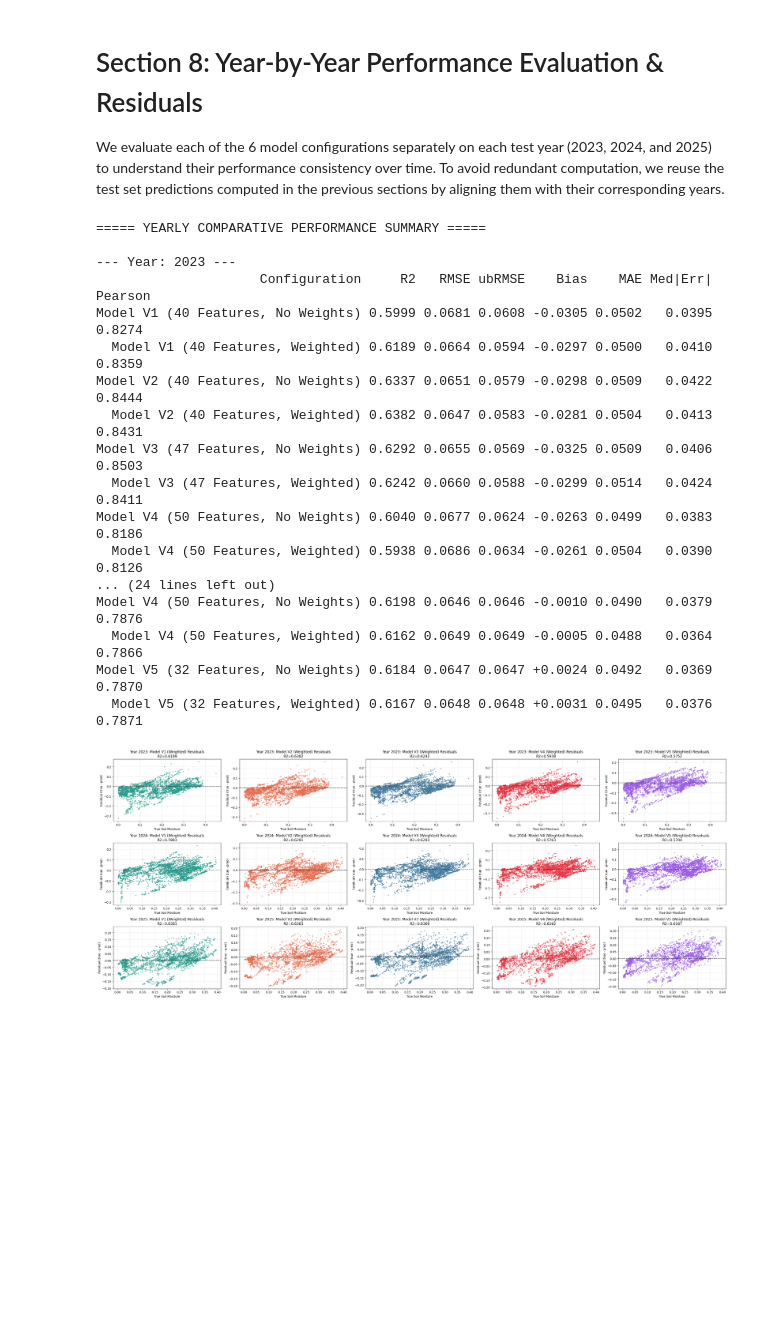
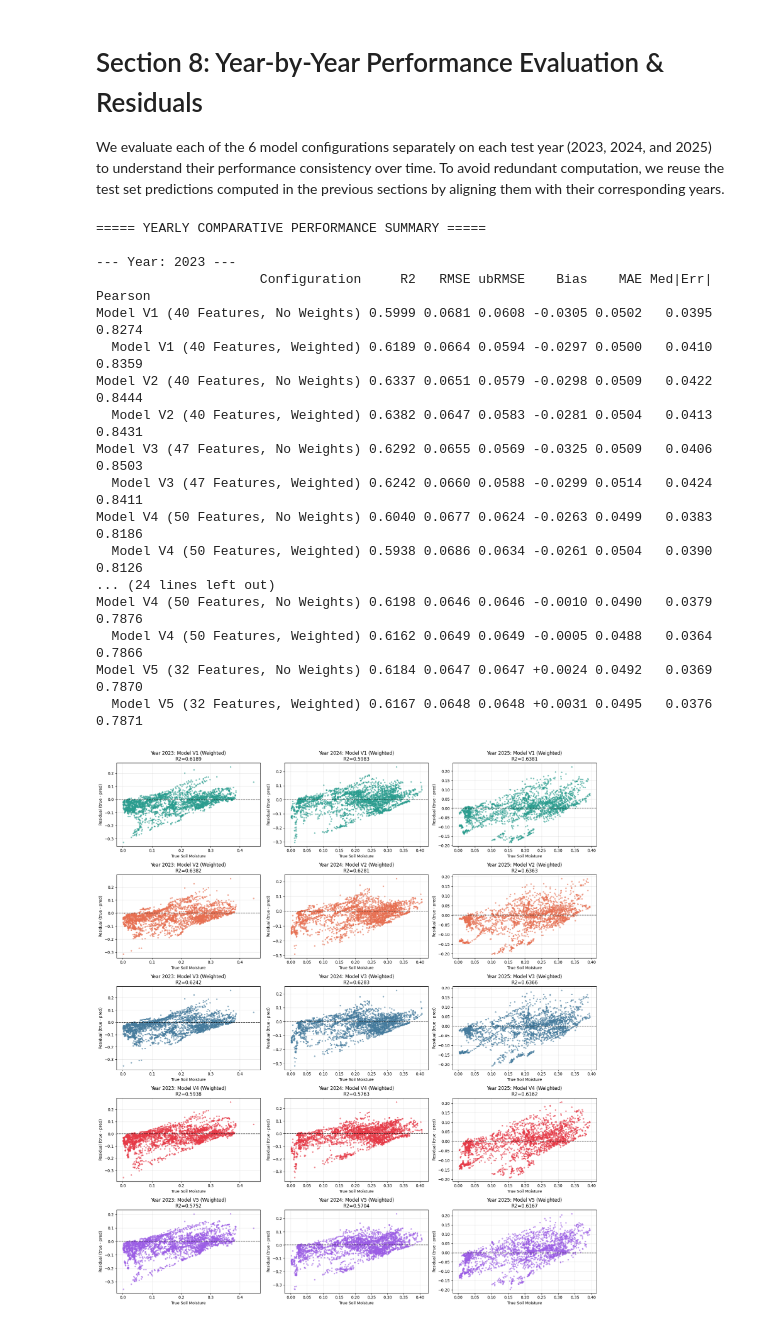
Before and after one commit to KerryCheon/MDR-Project, a Jupyter notebook: notebooks/experiment/derived_8.2-eval-1.2/derived_8.2_global_1.2.ipynb, the cells around one changed output. Drawn from its saved outputs; the diff is of its cells as text; code cells hidden in the pictures; blank space fills up the shorter version.

```diff
--- a/notebooks/experiment/derived_8.2-eval-1.2/derived_8.2_global_1.2.ipynb
+++ b/notebooks/experiment/derived_8.2-eval-1.2/derived_8.2_global_1.2.ipynb
@@ -814,8 +798,8 @@ for yr in test_years:
 out_dir = PROJECT_ROOT / "notebooks/experiment/derived_8.2-eval-1.2"
 yearly_summary_df.to_csv(out_dir / "metrics_by_year.csv", index=False)
 
-# Plot residuals by year for the weighted models (V1, V2, V3, V4, and V5)
-fig, axes = plt.subplots(len(test_years), 5, figsize=(30, 4 * len(test_years)))
+# Plot residuals by year for the weighted models (5 rows for models, 3 columns for years)
+fig, axes = plt.subplots(5, len(test_years), figsize=(18, 20))
 
 for i, yr in enumerate(test_years):
     df_yr = test_df[test_df["year"] == yr].reset_index(drop=True)
@@ -833,45 +817,45 @@ for i, yr in enumerate(test_years):
     r2_v4 = r2_score(y_test_yr, df_yr["pred_v4_w"])
     r2_v5 = r2_score(y_test_yr, df_yr["pred_v5_w"])
 
-    # Model V1 plot
-    axes[i, 0].scatter(y_test_yr, res_v1_w, s=8, alpha=0.5, color='#2a9d8f')
-    axes[i, 0].axhline(0, color='black', linestyle='--', linewidth=1.2, alpha=0.8)
-    axes[i, 0].set_xlabel("True Soil Moisture")
-    axes[i, 0].set_ylabel("Residual (true - pred)")
-    axes[i, 0].set_title(f"Year {int(yr)}: Model V1 (Weighted) Residuals\nR2={r2_v1:.4f}")
-    axes[i, 0].grid(alpha=0.3)
+    # Model V1 plot (Row 0)
+    axes[0, i].scatter(y_test_yr, res_v1_w, s=8, alpha=0.5, color='#2a9d8f')
+    axes[0, i].axhline(0, color='black', linestyle='--', linewidth=1.2, alpha=0.8)
+    axes[0, i].set_xlabel("True Soil Moisture")
+    axes[0, i].set_ylabel("Residual (true - pred)")
+    axes[0, i].set_title(f"Year {int(yr)}: Model V1 (Weighted)\nR2={r2_v1:.4f}")
+    axes[0, i].grid(alpha=0.3)
 
-    # Model V2 plot
-    axes[i, 1].scatter(y_test_yr, res_v2_w, s=8, alpha=0.5, color='#e76f51')
-    axes[i, 1].axhline(0, color='black', linestyle='--', linewidth=1.2, alpha=0.8)
-    axes[i, 1].set_xlabel("True Soil Moisture")
-    axes[i, 1].set_ylabel("Residual (true - pred)")
-    axes[i, 1].set_title(f"Year {int(yr)}: Model V2 (Weighted) Residuals\nR2={r2_v2:.4f}")
-    axes[i, 1].grid(alpha=0.3)
+    # Model V2 plot (Row 1)
+    axes[1, i].scatter(y_test_yr, res_v2_w, s=8, alpha=0.5, color='#e76f51')
+    axes[1, i].axhline(0, color='black', linestyle='--', linewidth=1.2, alpha=0.8)
+    axes[1, i].set_xlabel("True Soil Moisture")
+    axes[1, i].set_ylabel("Residual (true - pred)")
+    axes[1, i].set_title(f"Year {int(yr)}: Model V2 (Weighted)\nR2={r2_v2:.4f}")
+    axes[1, i].grid(alpha=0.3)
 
-    # Model V3 plot
-    axes[i, 2].scatter(y_test_yr, res_v3_w, s=8, alpha=0.5, color='#457b9d')
-    axes[i, 2].axhline(0, color='black', linestyle='--', linewidth=1.2, alpha=0.8)
-    axes[i, 2].set_xlabel("True Soil Moisture")
-    axes[i, 2].set_ylabel("Residual (true - pred)")
-    axes[i, 2].set_title(f"Year {int(yr)}: Model V3 (Weighted) Residuals\nR2={r2_v3:.4f}")
-    axes[i, 2].grid(alpha=0.3)
+    # Model V3 plot (Row 2)
+    axes[2, i].scatter(y_test_yr, res_v3_w, s=8, alpha=0.5, color='#457b9d')
+    axes[2, i].axhline(0, color='black', linestyle='--', linewidth=1.2, alpha=0.8)
+    axes[2, i].set_xlabel("True Soil Moisture")
+    axes[2, i].set_ylabel("Residual (true - pred)")
+    axes[2, i].set_title(f"Year {int(yr)}: Model V3 (Weighted)\nR2={r2_v3:.4f}")
+    axes[2, i].grid(alpha=0.3)
 
-    # Model V4 plot
-    axes[i, 3].scatter(y_test_yr, res_v4_w, s=8, alpha=0.5, color='#e63946')
-    axes[i, 3].axhline(0, color='black', linestyle='--', linewidth=1.2, alpha=0.8)
-    axes[i, 3].set_xlabel("True Soil Moisture")
-    axes[i, 3].set_ylabel("Residual (true - pred)")
-    axes[i, 3].set_title(f"Year {int(yr)}: Model V4 (Weighted) Residuals\nR2={r2_v4:.4f}")
-    axes[i, 3].grid(alpha=0.3)
+    # Model V4 plot (Row 3)
+    axes[3, i].scatter(y_test_yr, res_v4_w, s=8, alpha=0.5, color='#e63946')
+    axes[3, i].axhline(0, color='black', linestyle='--', linewidth=1.2, alpha=0.8)
+    axes[3, i].set_xlabel("True Soil Moisture")
+    axes[3, i].set_ylabel("Residual (true - pred)")
+    axes[3, i].set_title(f"Year {int(yr)}: Model V4 (Weighted)\nR2={r2_v4:.4f}")
+    axes[3, i].grid(alpha=0.3)
 
-    # Model V5 plot
-    axes[i, 4].scatter(y_test_yr, res_v5_w, s=8, alpha=0.5, color='#9b5de5')
-    axes[i, 4].axhline(0, color='black', linestyle='--', linewidth=1.2, alpha=0.8)
-    axes[i, 4].set_xlabel("True Soil Moisture")
-    axes[i, 4].set_ylabel("Residual (true - pred)")
-    axes[i, 4].set_title(f"Year {int(yr)}: Model V5 (Weighted) Residuals\nR2={r2_v5:.4f}")
-    axes[i, 4].grid(alpha=0.3)
+    # Model V5 plot (Row 4)
+    axes[4, i].scatter(y_test_yr, res_v5_w, s=8, alpha=0.5, color='#9b5de5')
+    axes[4, i].axhline(0, color='black', linestyle='--', linewidth=1.2, alpha=0.8)
+    axes[4, i].set_xlabel("True Soil Moisture")
+    axes[4, i].set_ylabel("Residual (true - pred)")
+    axes[4, i].set_title(f"Year {int(yr)}: Model V5 (Weighted)\nR2={r2_v5:.4f}")
+    axes[4, i].grid(alpha=0.3)
 
 plt.tight_layout()
 plt.savefig(out_dir / "residuals_by_year.png")
@@ -918,32 +902,32 @@ for config in overall_r2.keys():
     plt.axhline(overall_r2[config], linestyle='--', color=colors[config], alpha=0.7,
                 label=f"{config} Overall (R2={overall_r2[config]:.4f})")
 
 plt.xticks(test_years, [str(int(y)) for y in test_years])
 plt.xlabel("Test Year", fontsize=12)
 plt.ylabel("^2$ Score", fontsize=12)
 plt.title("Model Performance (^2$) by Test Year vs. Overall Reference", fontsize=14)
 plt.legend(bbox_to_anchor=(1.05, 1), loc='upper left')
 plt.grid(True, alpha=0.3)
 plt.tight_layout()
 plt.savefig(out_dir / "r2_by_year.png", dpi=300)
 plt.show()
 # %% [output]
 ===== YEARLY COMPARATIVE PERFORMANCE SUMMARY =====
 
 --- Year: 2023 ---
                      Configuration     R2   RMSE ubRMSE    Bias    MAE Med|Err| Pearson
 Model V1 (40 Features, No Weights) 0.5999 0.0681 0.0608 -0.0305 0.0502   0.0395  0.8274
   Model V1 (40 Features, Weighted) 0.6189 0.0664 0.0594 -0.0297 0.0500   0.0410  0.8359
 Model V2 (40 Features, No Weights) 0.6337 0.0651 0.0579 -0.0298 0.0509   0.0422  0.8444
   Model V2 (40 Features, Weighted) 0.6382 0.0647 0.0583 -0.0281 0.0504   0.0413  0.8431
 Model V3 (47 Features, No Weights) 0.6292 0.0655 0.0569 -0.0325 0.0509   0.0406  0.8503
   Model V3 (47 Features, Weighted) 0.6242 0.0660 0.0588 -0.0299 0.0514   0.0424  0.8411
 Model V4 (50 Features, No Weights) 0.6040 0.0677 0.0624 -0.0263 0.0499   0.0383  0.8186
   Model V4 (50 Features, Weighted) 0.5938 0.0686 0.0634 -0.0261 0.0504   0.0390  0.8126
 ... (24 lines left out)
 Model V4 (50 Features, No Weights) 0.6198 0.0646 0.0646 -0.0010 0.0490   0.0379  0.7876
   Model V4 (50 Features, Weighted) 0.6162 0.0649 0.0649 -0.0005 0.0488   0.0364  0.7866
 Model V5 (32 Features, No Weights) 0.6184 0.0647 0.0647 +0.0024 0.0492   0.0369  0.7870
   Model V5 (32 Features, Weighted) 0.6167 0.0648 0.0648 +0.0031 0.0495   0.0376  0.7871
-[figure, old version]
+[figure, new version]
 [figure]
```
Also changed, not shown: parts of 1 cell of this notebook, 3 other files.
